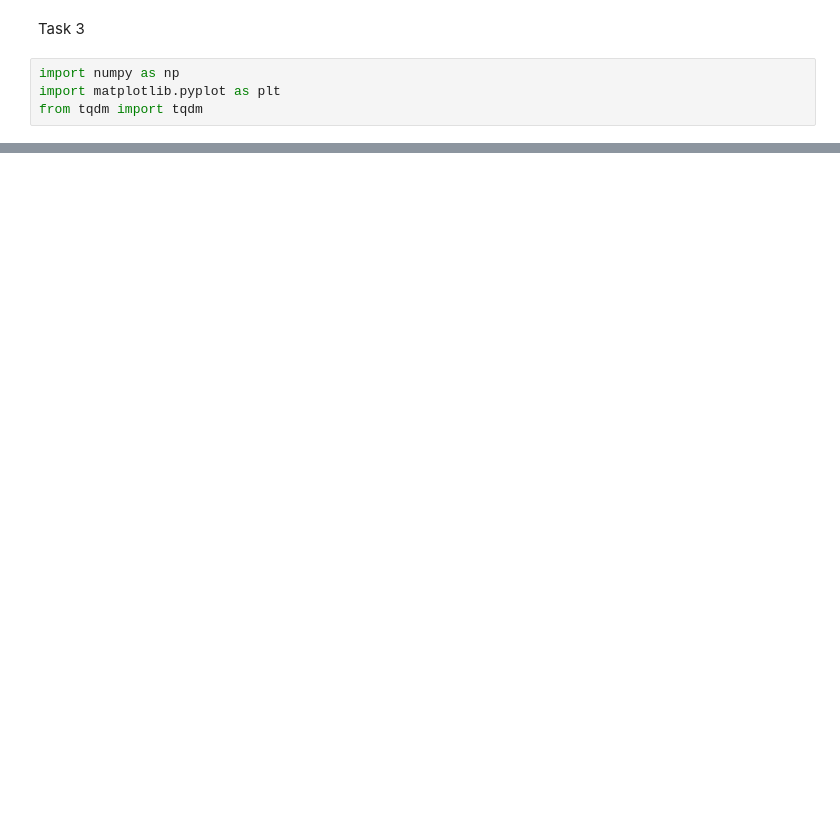
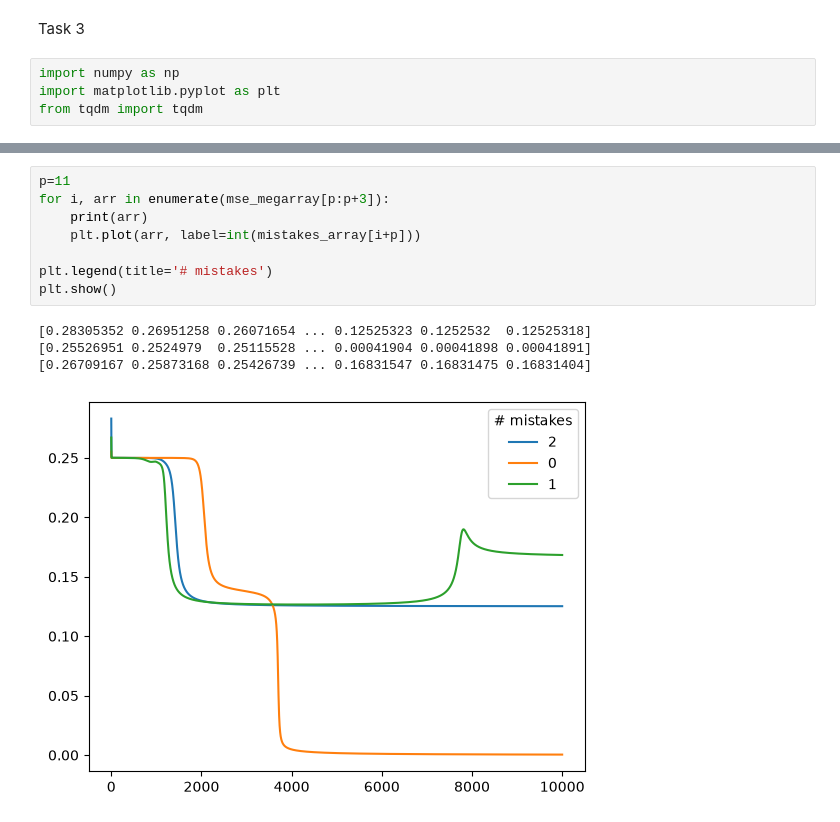
Before and after one commit to nielsklerk/IDL_Assignment0, a Jupyter notebook: task3.ipynb, the cells around one changed output, grey strips where cells are left out. Saved outputs shown, nothing was run; the diff lists cells and outputs as text; blank space fills up the shorter version.

```diff
--- a/task3.ipynb
+++ b/task3.ipynb
@@ -168,0 +137,13 @@ np.save('mistakes_array.npy', mistakes_array)
+# %%
+p=11
+for i, arr in enumerate(mse_megarray[p:p+3]):
+    print(arr)
+    plt.plot(arr, label=int(mistakes_array[i+p]))
+
+plt.legend(title='# mistakes')
+plt.show()
+# %% [output]
+[0.28305352 0.26951258 0.26071654 ... 0.12525323 0.1252532  0.12525318]
+[0.25526951 0.2524979  0.25115528 ... 0.00041904 0.00041898 0.00041891]
+[0.26709167 0.25873168 0.25426739 ... 0.16831547 0.16831475 0.16831404]
+[figure, added]
```
Also changed, not shown: parts of 2 cells of this notebook.
